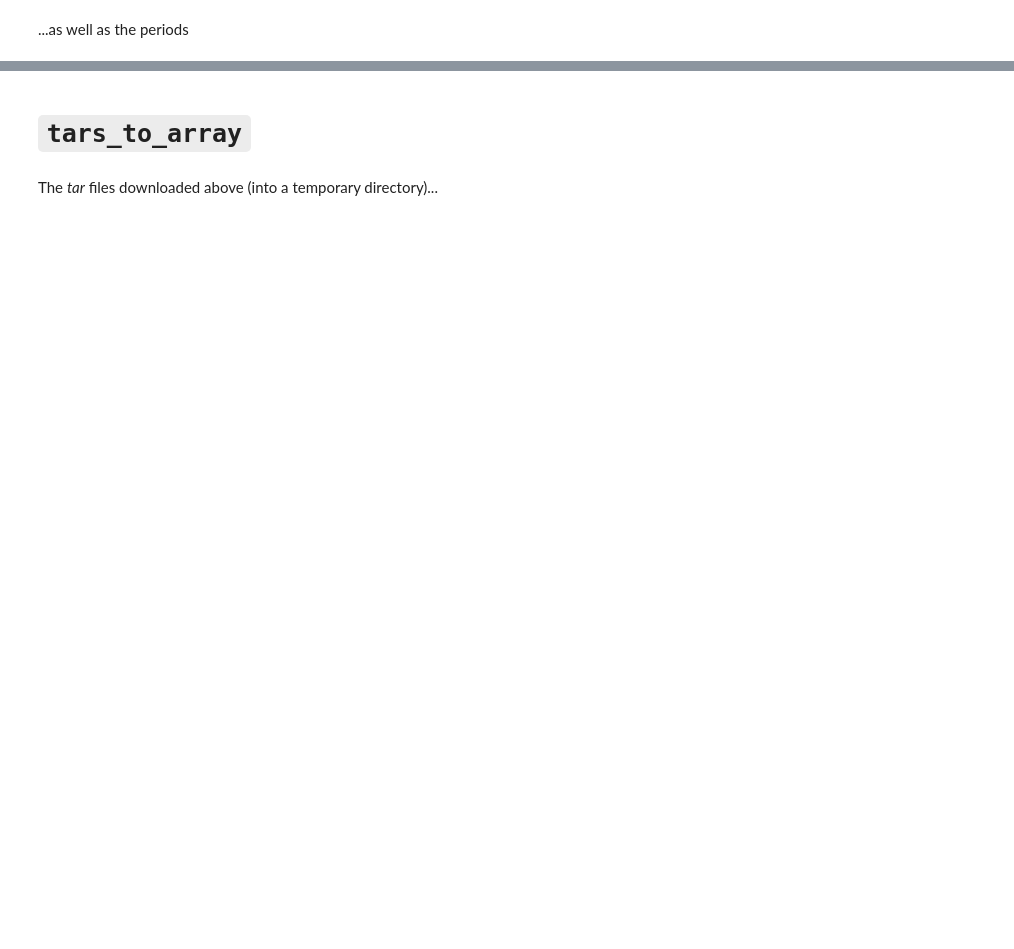
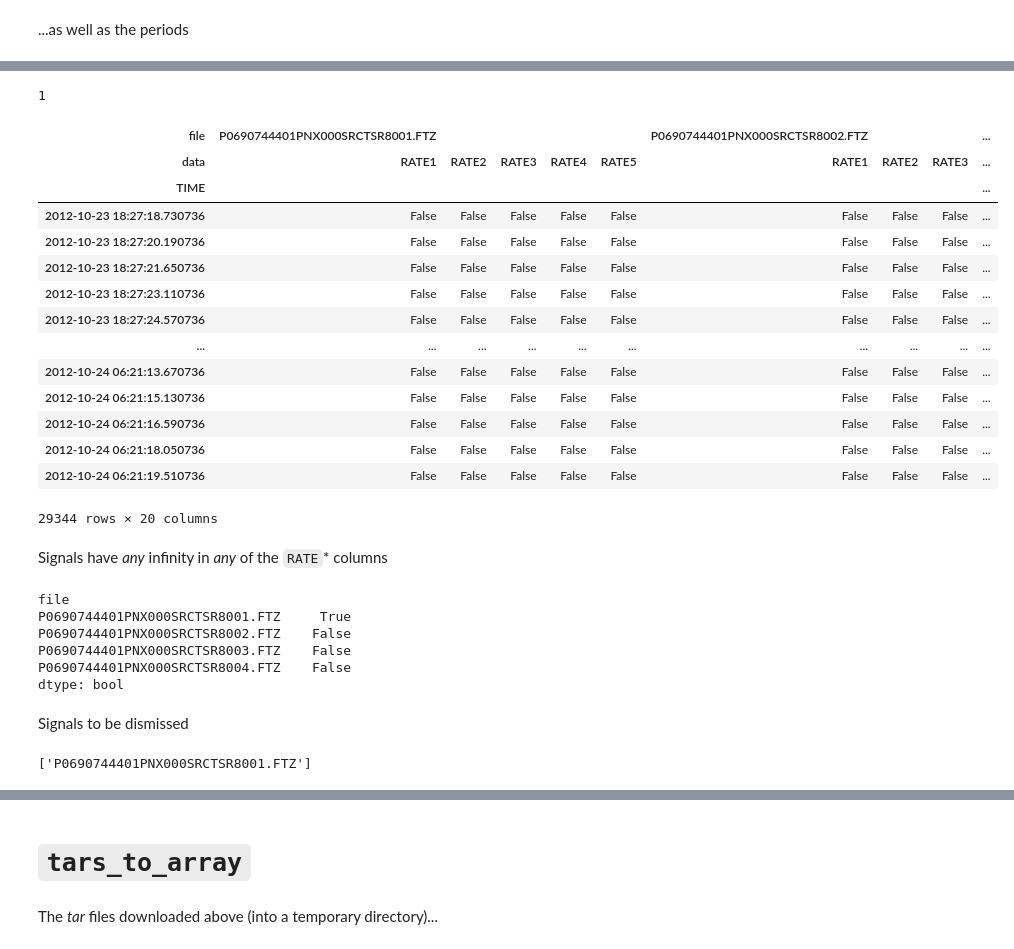
Before and after one commit to manuvazquez/VAEonXMM, a Jupyter notebook: nbs/xsa_util.ipynb, the cells around one changed output, grey strips where cells are left out. Cells and saved outputs as stored; diff of their text form; code cells hidden in the pictures; blank space fills up the shorter version.

```diff
--- a/nbs/xsa_util.ipynb
+++ b/nbs/xsa_util.ipynb
@@ -169,0 +507,6 @@ periods.head()
+# %%
+obs_infty = '0690744401'
+tar_file = trapallada.xsa.access.download_obs(obs_infty, output_directory=tmp_dir_root)
+tar_file_df, tar_file_headers_df, tar_mask_df = trapallada.xsa.util.read_tar(tar_file, signals_to_extract=trapallada.xsa.util.rates_columns)
+print(tar_file_df.shape)
+tar_file_df.head()
@@ -169,0 +526,42 @@ periods.head()
+# %%
+# np.isinf(tar_file_df['P0690744401PNX000SRCTSR8002.FTZ']).sum()
+np.isinf(tar_file_df).sum().sum()
+# %% [output]
+1
+# %%
+np.isinf(tar_file_df)
+# %% [output]
+| file | P0690744401PNX000SRCTSR8001.FTZ |  |  |  |  | P0690744401PNX000SRCTSR8002.FTZ |  |  | ... |
+| data | RATE1 | RATE2 | RATE3 | RATE4 | RATE5 | RATE1 | RATE2 | RATE3 | ... |
+| TIME |  |  |  |  |  |  |  |  | ... |
+| 2012-10-23 18:27:18.730736 | False | False | False | False | False | False | False | False | ... |
+| 2012-10-23 18:27:20.190736 | False | False | False | False | False | False | False | False | ... |
+| 2012-10-23 18:27:21.650736 | False | False | False | False | False | False | False | False | ... |
+| 2012-10-23 18:27:23.110736 | False | False | False | False | False | False | False | False | ... |
+| 2012-10-23 18:27:24.570736 | False | False | False | False | False | False | False | False | ... |
+| ... | ... | ... | ... | ... | ... | ... | ... | ... | ... |
+| 2012-10-24 06:21:13.670736 | False | False | False | False | False | False | False | False | ... |
+| 2012-10-24 06:21:15.130736 | False | False | False | False | False | False | False | False | ... |
+| 2012-10-24 06:21:16.590736 | False | False | False | False | False | False | False | False | ... |
+| 2012-10-24 06:21:18.050736 | False | False | False | False | False | False | False | False | ... |
+| 2012-10-24 06:21:19.510736 | False | False | False | False | False | False | False | False | ... |
+29344 rows × 20 columns
+# %% [markdown]
+Signals have *any* infinity in *any* of the `RATE`* columns
+# %%
+ftz_has_inftys = np.isinf(tar_file_df).loc[:, pd.IndexSlice[:, trapallada.xsa.util.rates_columns]].T.groupby(level=0).any().T.any(axis=0)
+ftz_has_inftys
+# %% [output]
+file
+P0690744401PNX000SRCTSR8001.FTZ     True
+P0690744401PNX000SRCTSR8002.FTZ    False
+P0690744401PNX000SRCTSR8003.FTZ    False
+P0690744401PNX000SRCTSR8004.FTZ    False
+dtype: bool
+# %% [markdown]
+Signals to be dismissed
+# %%
+ftzs_to_be_dismissed = ftz_has_inftys.index[ftz_has_inftys].tolist()
+ftzs_to_be_dismissed
+# %% [output]
+['P0690744401PNX000SRCTSR8001.FTZ']
```
Also changed, not shown: parts of 80 cells of this notebook, 18 other files.
